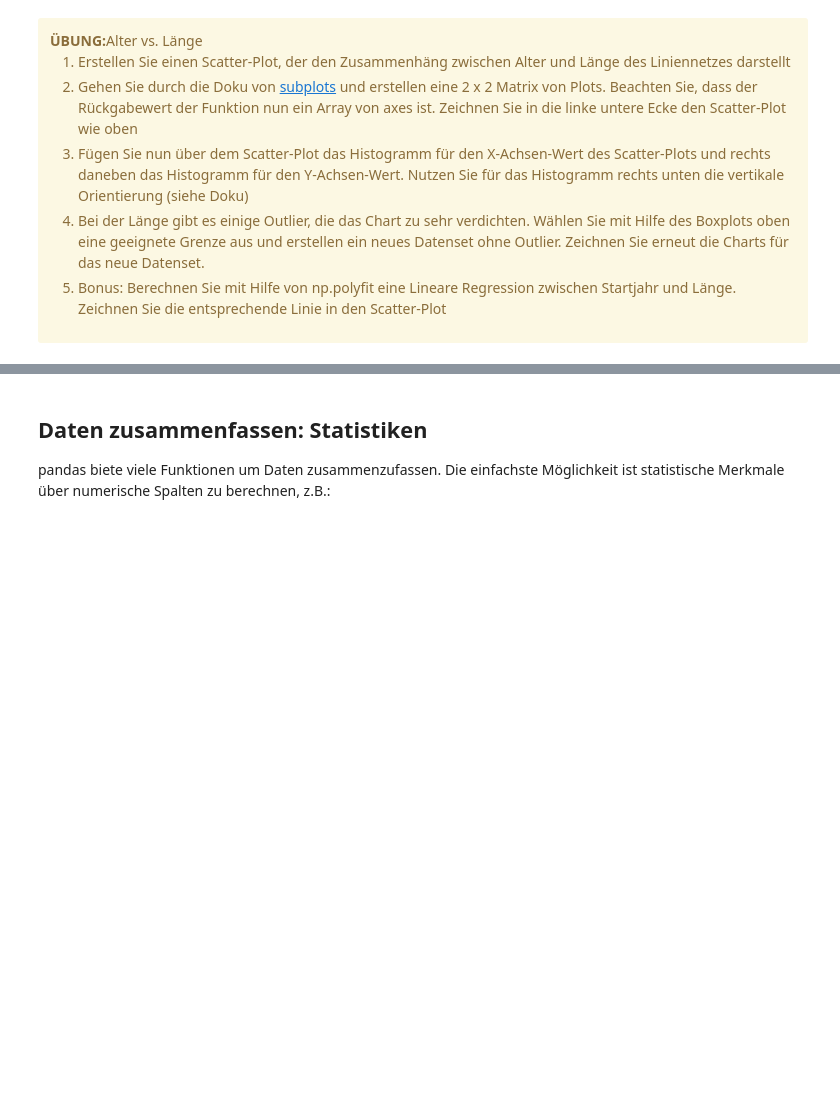
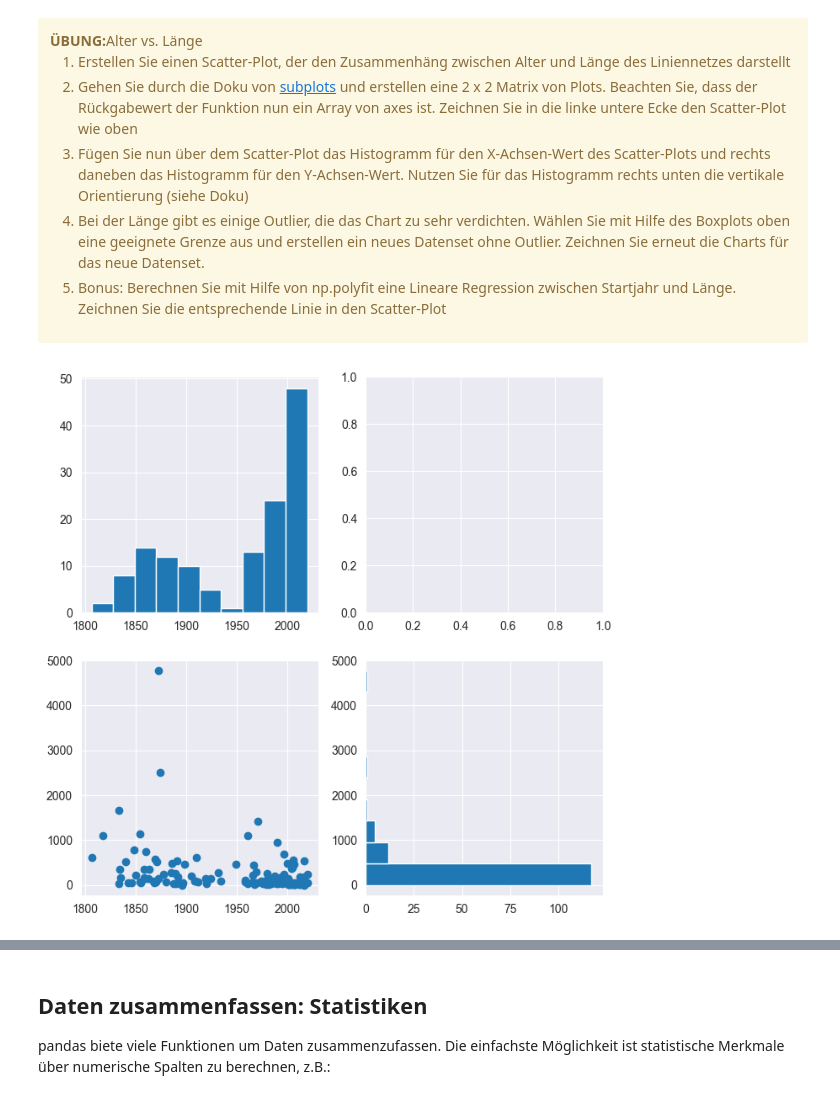
Before and after one commit to Moritz148/data-analytics-project, a Jupyter notebook: data-understanding-uebungen/20-daten-exploration.ipynb, the cells around one changed output, grey strips where cells are left out. Cells and saved outputs as stored; diff of their text form; code cells hidden in the pictures; blank space fills up the shorter version.

```diff
--- a/data-understanding-uebungen/20-daten-exploration.ipynb
+++ b/data-understanding-uebungen/20-daten-exploration.ipynb
@@ -175,5 +179,12 @@ plt.show()
 # %%
 # 1.
+fig, axs = plt.subplots(nrows=2, ncols=2, figsize=(8,8))
+axs[0][0].hist(cities['start_year'])
+axs[1, 0].scatter(cities['start_year'], cities['length_km'])
+axs[1, 1].hist(cities['length_km'], orientation='horizontal')
+plt.show()
+# %% [output]
+[figure, added]
 # %%
 # 2. und 3.
 # %%
```
Also changed, not shown: parts of 14 cells of this notebook.
